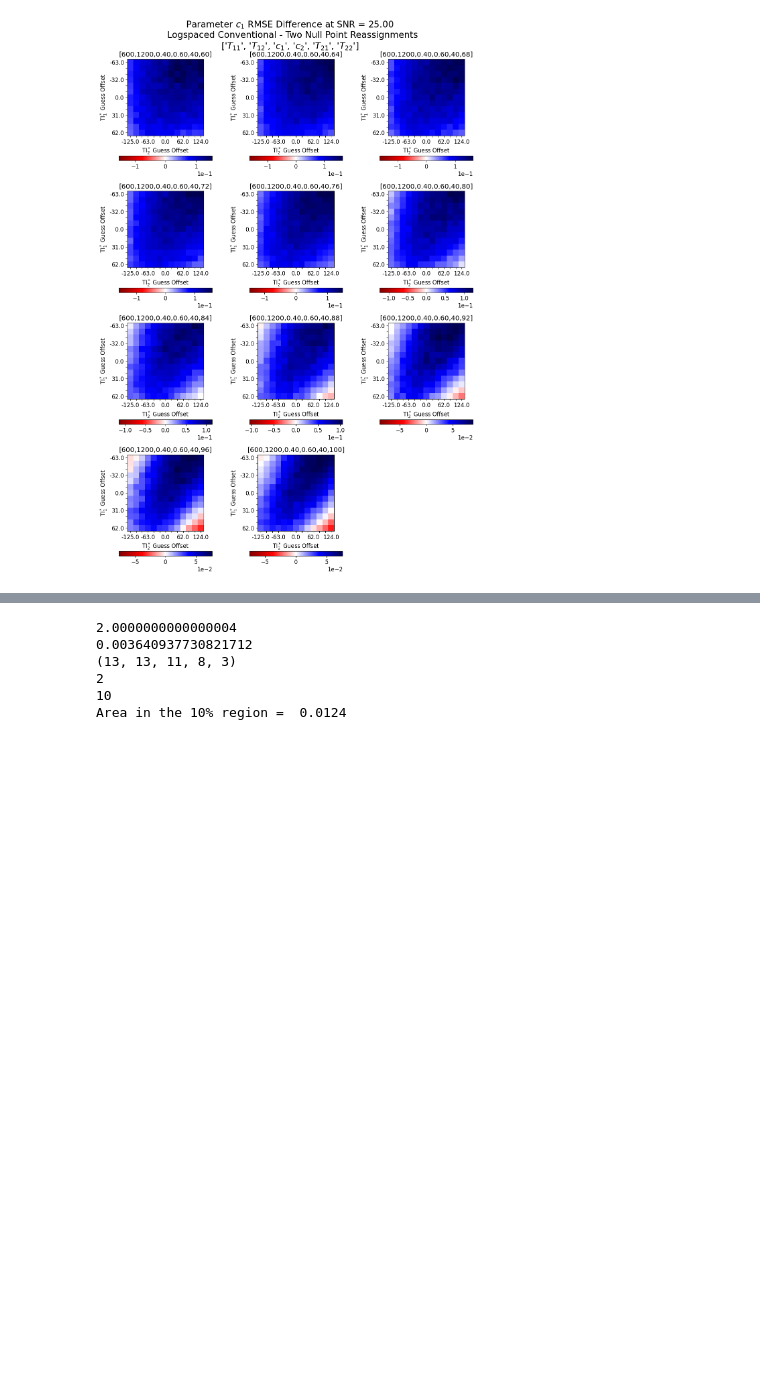
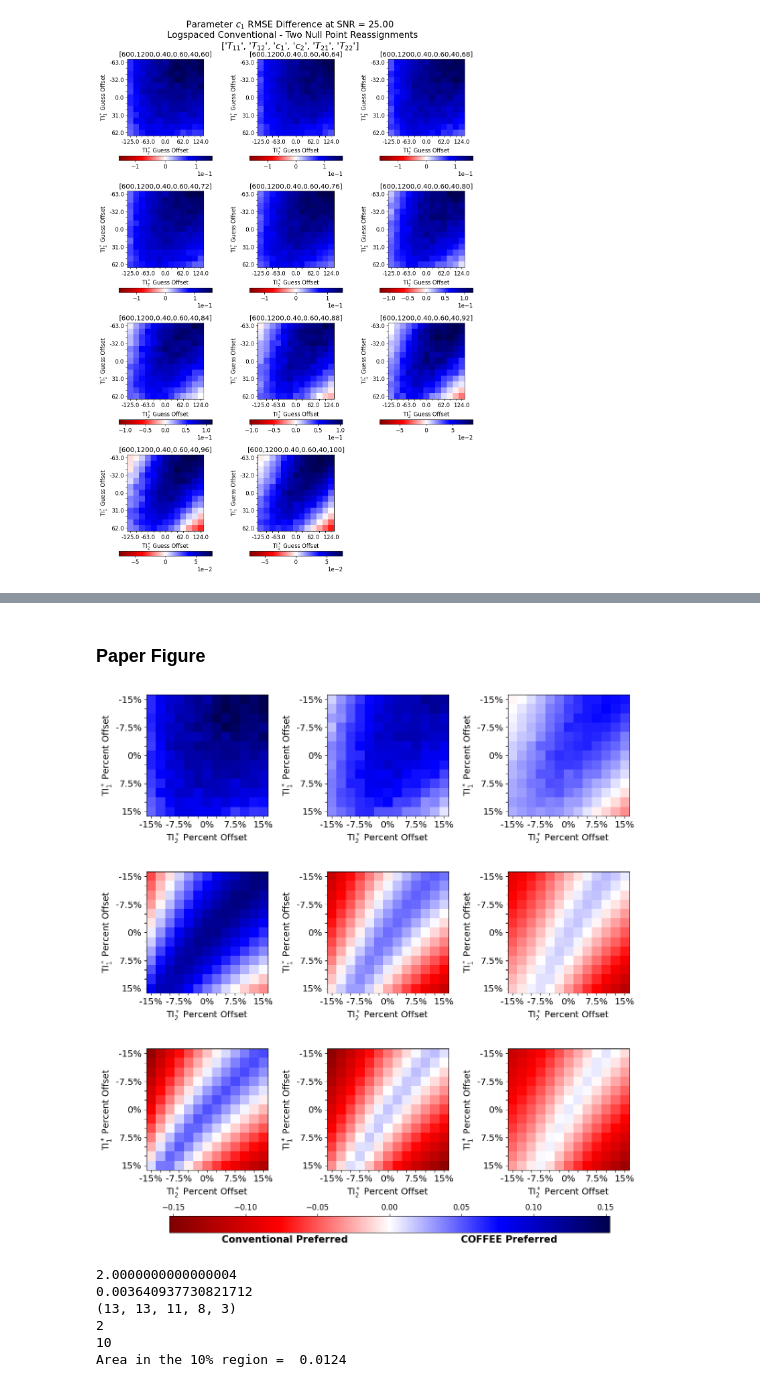
Before and after one commit to Griffin997/Stabilization, a Jupyter notebook: Reassign_Experiment/reassign_T2rat_Exp_Analysis.ipynb, the cells around one changed output, grey strips where cells are left out. Cells and saved outputs as stored; diff of their text form; code cells hidden in the pictures; blank space fills up the shorter version.

```diff
--- a/Reassign_Experiment/reassign_T2rat_Exp_Analysis.ipynb
+++ b/Reassign_Experiment/reassign_T2rat_Exp_Analysis.ipynb
@@ -375,3 +375,57 @@ for iSNR in range(len(SNR_short_array)):
+# %% [markdown]
+### Paper Figure
+# %%
+plt.rc('font', size = 14)
+fig, ax = plt.subplots(3,3, figsize = (12, 12), tight_layout=True)
+# plt.rc('font', size = 16)
+# fig.suptitle(f"Parameter {ParamTitle_6p[param_oi]} RMSE Difference at SNR = {SNR_array[SNR_index_oi] :0.2f}\n  Logspaced Conventional - Two Null Point Reassignments\n{ParamTitle_6p}")
+
+
+max_val = 0
+
+SNR_short_array = [0, -4, -2]
+for iSNR in range(len(SNR_short_array)):
+    SNR_index_oi = SNR_short_array[iSNR]
+    SNR_temp_value = SNR_array[SNR_index_oi]
+    T2_short_array = [0, len(T2rat_array)//2, -1]
+    for iT2 in range(len(T2_short_array)):
+
+        mat1 = np.where(SNR_array[SNR_index_oi] == SR_SNR)[0]
+        mat2 = np.where(T2rat_array[T2_short_array[iT2]] == SR_T2Rat)[0]
+        SR_index_match = np.intersect1d(mat1,mat2)[0]
+
+        temp_SR_MSE = SR_MSE[SR_index_match,param_oi]
+
+        temp_MSE_imp = temp_SR_MSE**(1/2)-MSE[:, : , T2_short_array[iT2], SNR_index_oi, 0]**(1/2)
+
+        if np.max(temp_MSE_imp)>max_val:
+            max_val = np.max(temp_MSE_imp)
+
+for iSNR in range(len(SNR_short_array)):
+    SNR_index_oi = SNR_short_array[iSNR]
+    SNR_temp_value = SNR_array[SNR_index_oi]
+    T2_short_array = [0, len(T2rat_array)//2, -1]
+    for iT2 in range(len(T2_short_array)):
+
+        mat1 = np.where(SNR_array[SNR_index_oi] == SR_SNR)[0]
+        mat2 = np.where(T2rat_array[T2_short_array[iT2]] == SR_T2Rat)[0]
+        SR_index_match = np.intersect1d(mat1,mat2)[0]
+
+        temp_SR_MSE = SR_MSE[SR_index_match,param_oi]
+
+        temp_MSE_imp = temp_SR_MSE**(1/2)-MSE[:, : , T2_short_array[iT2], SNR_index_oi, 0]**(1/2)
+
+        tenAvg = np.mean(temp_MSE_imp[tenD:tenU, tenD:tenU])
+
+        imc_hold = gen_patchwork_panel_final(fig, ax[iSNR, iT2%3], T2rat_array[T2_short_array[iT2]], temp_MSE_imp, ex_title=f'SNR = {SNR_temp_value:.2f}\n10% Avg = {tenAvg:.2e}\n', cb_range = max_val)
+
+cbar_ax = fig.add_axes([0.14, -0.03, 0.8, 0.03])
+cbar = fig.colorbar(imc_hold, cax=cbar_ax, orientation = 'horizontal', location = 'top', extend = extend_opt)#, format = '%.2e')
+# cbar.formatter.set_powerlimits((0,0))
+cbar.set_label(label="Conventional Preferred                                  COFFEE Preferred",size=15,weight='bold')
+cbar.ax.xaxis.set_label_position('bottom')
+# %% [output]
+[figure, added]
 # %%
 SNR_index_oi = -4
 T2rat_index_oi = 5
```
Also changed, not shown: parts of 5 cells of this notebook, 1 other file.
